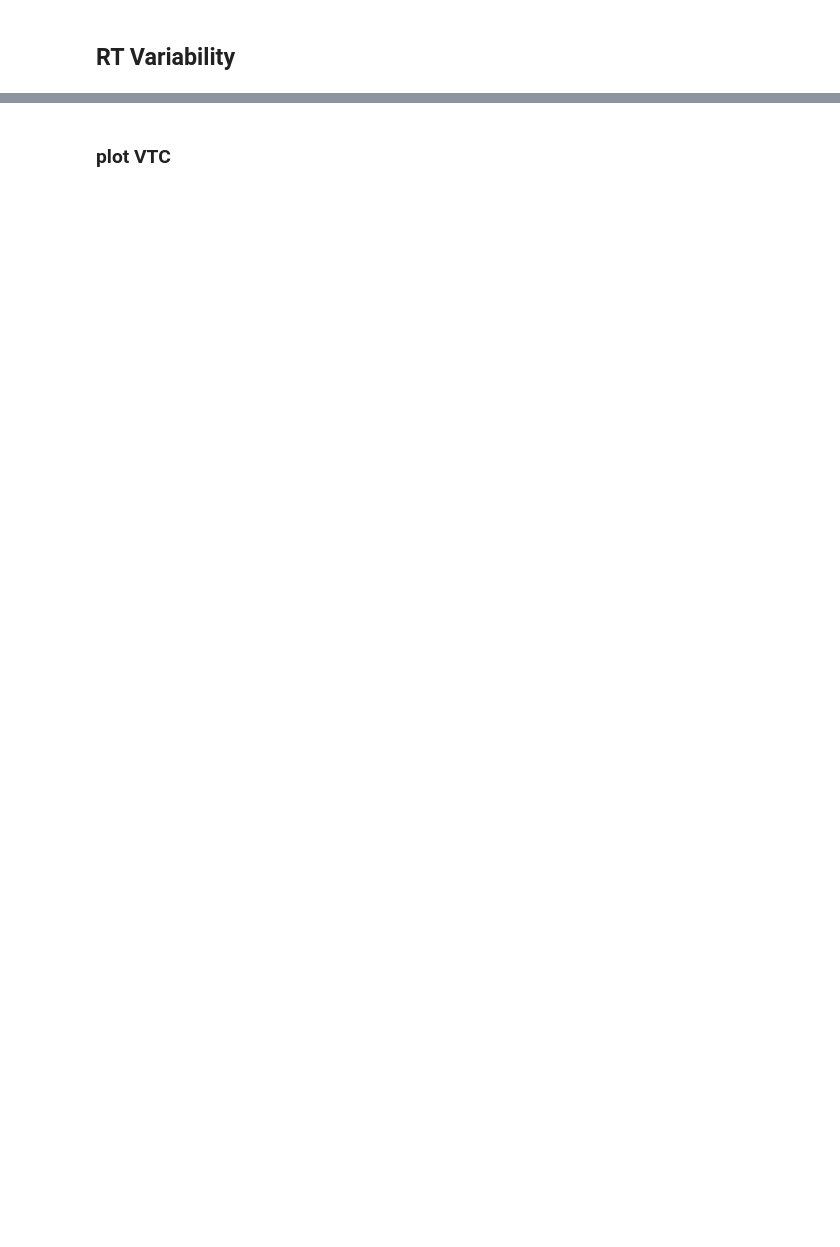
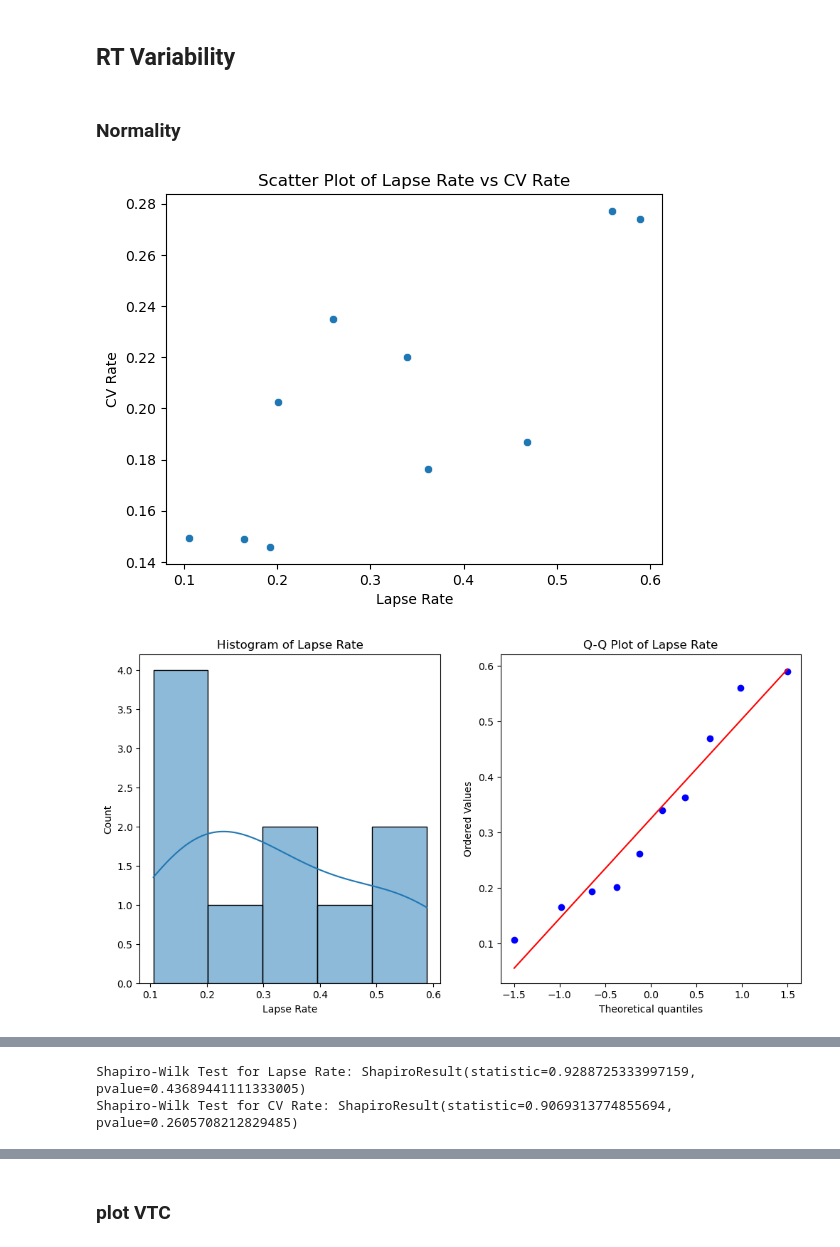
Before and after one commit to henrisuurorg/measure-attention-eeg, a Jupyter notebook: training/gradcpt_analysis.ipynb, the cells around one changed output, grey strips where cells are left out. Drawn from its saved outputs; the diff is of its cells as text; code cells hidden in the pictures; blank space fills up the shorter version.

```diff
--- a/training/gradcpt_analysis.ipynb
+++ b/training/gradcpt_analysis.ipynb
@@ -300,3 +302,5 @@ The rate of change for CV_RTSlope: t-statistic = -1.32, P-value = 0.219
 The rate of change for MeanRTSlope: t-statistic = -0.88, P-value = 0.403
 # %% [markdown]
 ## RT Variability
+# %% [markdown]
+### Normality
@@ -302,0 +315,59 @@ The rate of change for MeanRTSlope: t-statistic = -0.88, P-value = 0.403
+# %%
+data = aggregated_data
+import pandas as pd
+import seaborn as sns
+import matplotlib.pyplot as plt
+import scipy.stats as stats
+
+# Assuming 'data' is your DataFrame with the variables 'Lapse Rate' and 'CV Rate'
+# Step 1: Scatter Plot to check Linearity
+sns.scatterplot(x='Lapse Rate', y='CV Rate', data=data)
+plt.title('Scatter Plot of Lapse Rate vs CV Rate')
+plt.show()
+
+# Step 2: Check Normality
+# Histogram and Q-Q plot for 'Lapse Rate'
+plt.figure(figsize=(12, 6))
+plt.subplot(1, 2, 1)
+sns.histplot(data['Lapse Rate'], kde=True)
+plt.title('Histogram of Lapse Rate')
+
+plt.subplot(1, 2, 2)
+stats.probplot(data['Lapse Rate'], dist="norm", plot=plt)
+plt.title('Q-Q Plot of Lapse Rate')
+
+plt.show()
+
+# Repeat for 'CV Rate'
+plt.figure(figsize=(12, 6))
+plt.subplot(1, 2, 1)
+sns.histplot(data['CV Rate'], kde=True)
+plt.title('Histogram of CV Rate')
+
+plt.subplot(1, 2, 2)
+stats.probplot(data['CV Rate'], dist="norm", plot=plt)
+plt.title('Q-Q Plot of CV Rate')
+
+plt.show()
+
+# Shapiro-Wilk Test
+print("Shapiro-Wilk Test for Lapse Rate:", stats.shapiro(data['Lapse Rate']))
+print("Shapiro-Wilk Test for CV Rate:", stats.shapiro(data['CV Rate']))
+
+# Step 3: Check Homoscedasticity (Using residuals from a simple linear regression)
+import statsmodels.api as sm
+
+X = sm.add_constant(data['Lapse Rate'])  # adding a constant for the intercept
+model = sm.OLS(data['CV Rate'], X).fit()
+predictions = model.predict(X)
+residuals = data['CV Rate'] - predictions
+
+plt.scatter(predictions, residuals)
+plt.title('Residual Plot')
+plt.xlabel('Predicted Values')
+plt.ylabel('Residuals')
+plt.axhline(y=0, color='r', linestyle='--')
+plt.show()
+# %% [output]
+[figure, added]
+[figure, added]
@@ -302,0 +375,2 @@ The rate of change for MeanRTSlope: t-statistic = -0.88, P-value = 0.403
+Shapiro-Wilk Test for Lapse Rate: ShapiroResult(statistic=0.9288725333997159, pvalue=0.43689441111333005)
+Shapiro-Wilk Test for CV Rate: ShapiroResult(statistic=0.9069313774855694, pvalue=0.2605708212829485)
```
Also changed, not shown: parts of 19 cells of this notebook, 9 other files.
